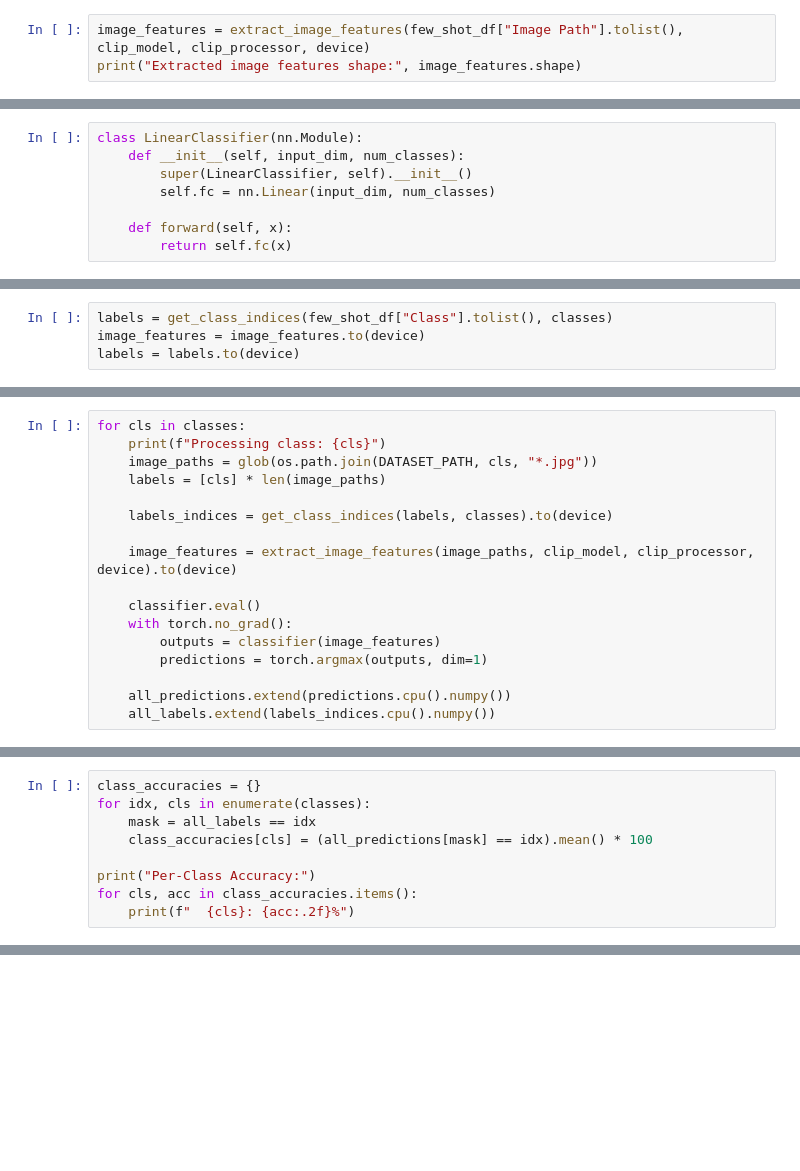
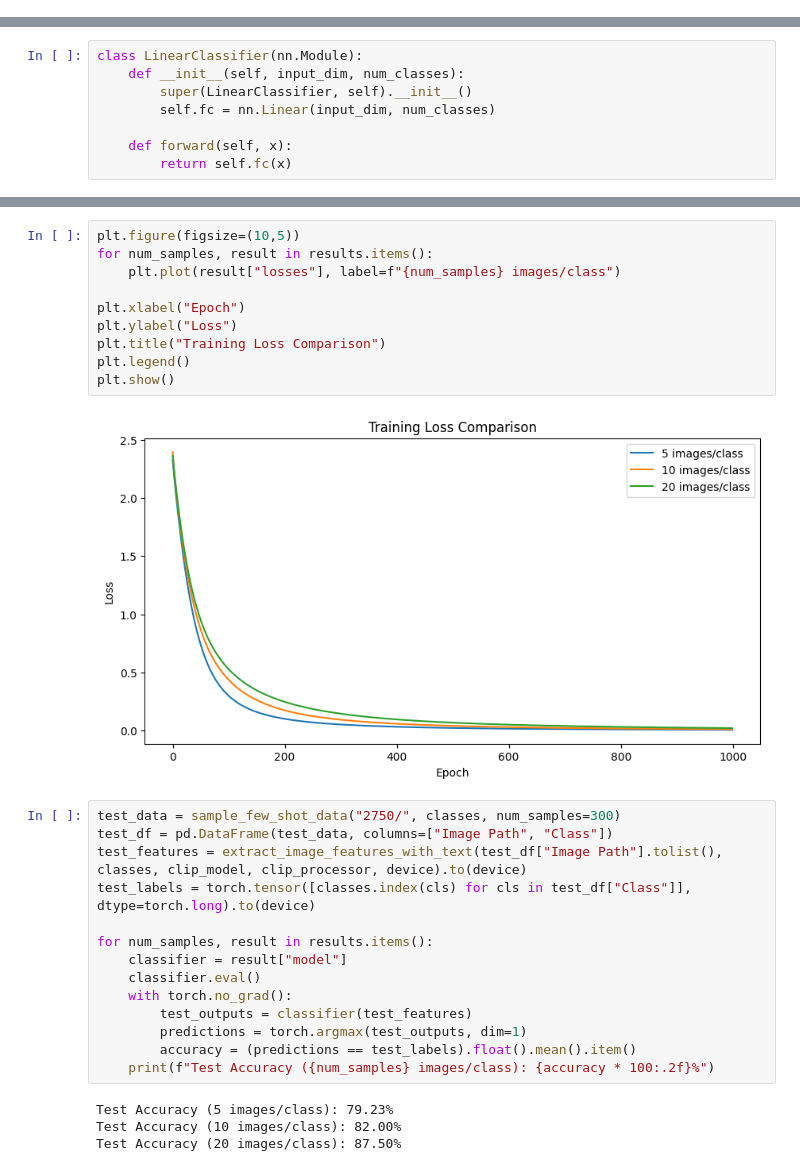
Before and after one commit to andrea-zoccante/land-classification-project, a Jupyter notebook: task2.ipynb, the cells around one changed output, grey strips where cells are left out. Drawn from its saved outputs; the diff is of its cells as text; blank space fills up the shorter version.

```diff
--- a/task2.ipynb
+++ b/task2.ipynb
@@ -145,5 +70,2 @@ def extract_image_features(image_paths, model, processor, device):
 
     return image_features.cpu()
-# %%
-image_features = extract_image_features(few_shot_df["Image Path"].tolist(), clip_model, clip_processor, device)
-print("Extracted image features shape:", image_features.shape)
@@ -188,4 +87,0 @@ def get_class_indices(class_list, class_names):
-# %%
-labels = get_class_indices(few_shot_df["Class"].tolist(), classes)
-image_features = image_features.to(device)
-labels = labels.to(device)
@@ -261,17 +87,0 @@ all_labels = []
-# %%
-for cls in classes:
-    print(f"Processing class: {cls}")
-    image_paths = glob(os.path.join(DATASET_PATH, cls, "*.jpg"))
-    labels = [cls] * len(image_paths)
-
-    labels_indices = get_class_indices(labels, classes).to(device)
-
-    image_features = extract_image_features(image_paths, clip_model, clip_processor, device).to(device)
-
-    classifier.eval()
-    with torch.no_grad():
-        outputs = classifier(image_features)
-        predictions = torch.argmax(outputs, dim=1)
-
-    all_predictions.extend(predictions.cpu().numpy())
-    all_labels.extend(labels_indices.cpu().numpy())
@@ -297,9 +87,0 @@ Few-Shot Learning Accuracy on Full Dataset: 84.07%
-# %%
-class_accuracies = {}
-for idx, cls in enumerate(classes):
-    mask = all_labels == idx
-    class_accuracies[cls] = (all_predictions[mask] == idx).mean() * 100
-
-print("Per-Class Accuracy:")
-for cls, acc in class_accuracies.items():
-    print(f"  {cls}: {acc:.2f}%")
@@ -363,0 +145,30 @@ Moving forward, further optimizations such as hyperparameter tuning or incorpora
+# %%
+plt.figure(figsize=(10,5))
+for num_samples, result in results.items():
+    plt.plot(result["losses"], label=f"{num_samples} images/class")
+
+plt.xlabel("Epoch")
+plt.ylabel("Loss")
+plt.title("Training Loss Comparison")
+plt.legend()
+plt.show()
+# %% [output]
+[figure, added]
+# %%
+test_data = sample_few_shot_data("2750/", classes, num_samples=300)
+test_df = pd.DataFrame(test_data, columns=["Image Path", "Class"])
+test_features = extract_image_features_with_text(test_df["Image Path"].tolist(), classes, clip_model, clip_processor, device).to(device)
+test_labels = torch.tensor([classes.index(cls) for cls in test_df["Class"]], dtype=torch.long).to(device)
+
+for num_samples, result in results.items():
+    classifier = result["model"]
+    classifier.eval()
+    with torch.no_grad():
+        test_outputs = classifier(test_features)
+        predictions = torch.argmax(test_outputs, dim=1)
+        accuracy = (predictions == test_labels).float().mean().item()
+    print(f"Test Accuracy ({num_samples} images/class): {accuracy * 100:.2f}%")
+# %% [output]
+Test Accuracy (5 images/class): 79.23%
+Test Accuracy (10 images/class): 82.00%
+Test Accuracy (20 images/class): 87.50%
```
Also changed, not shown: parts of 53 cells of this notebook.
